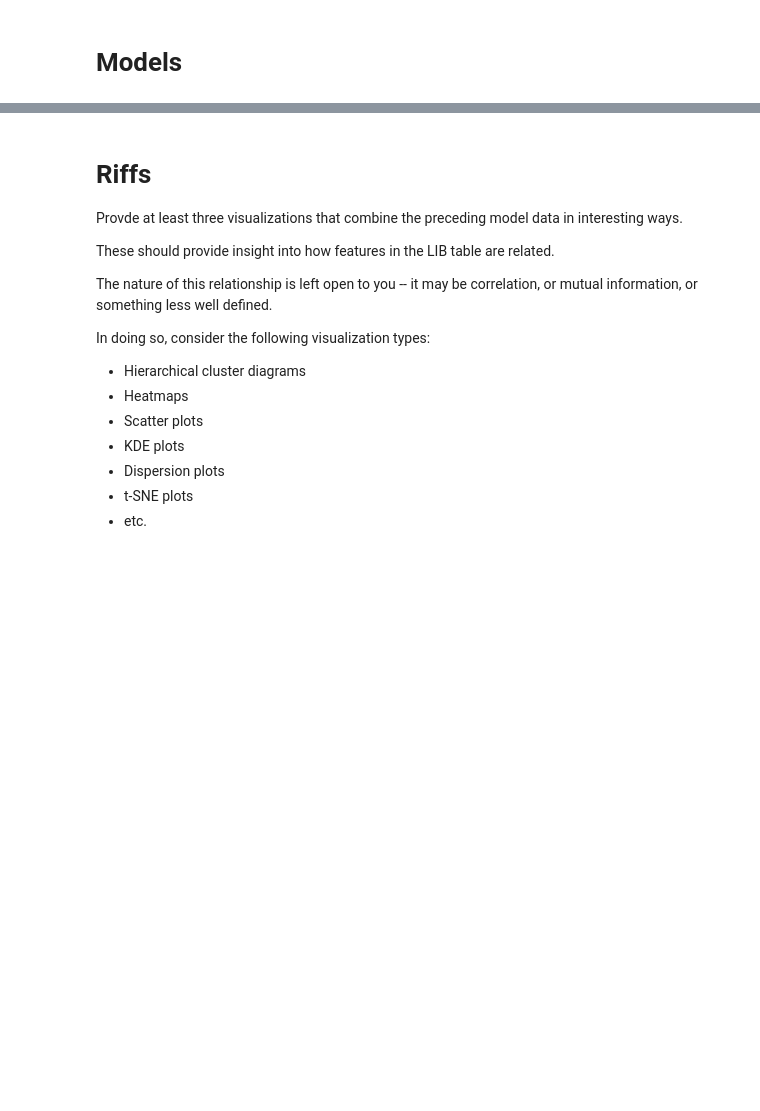
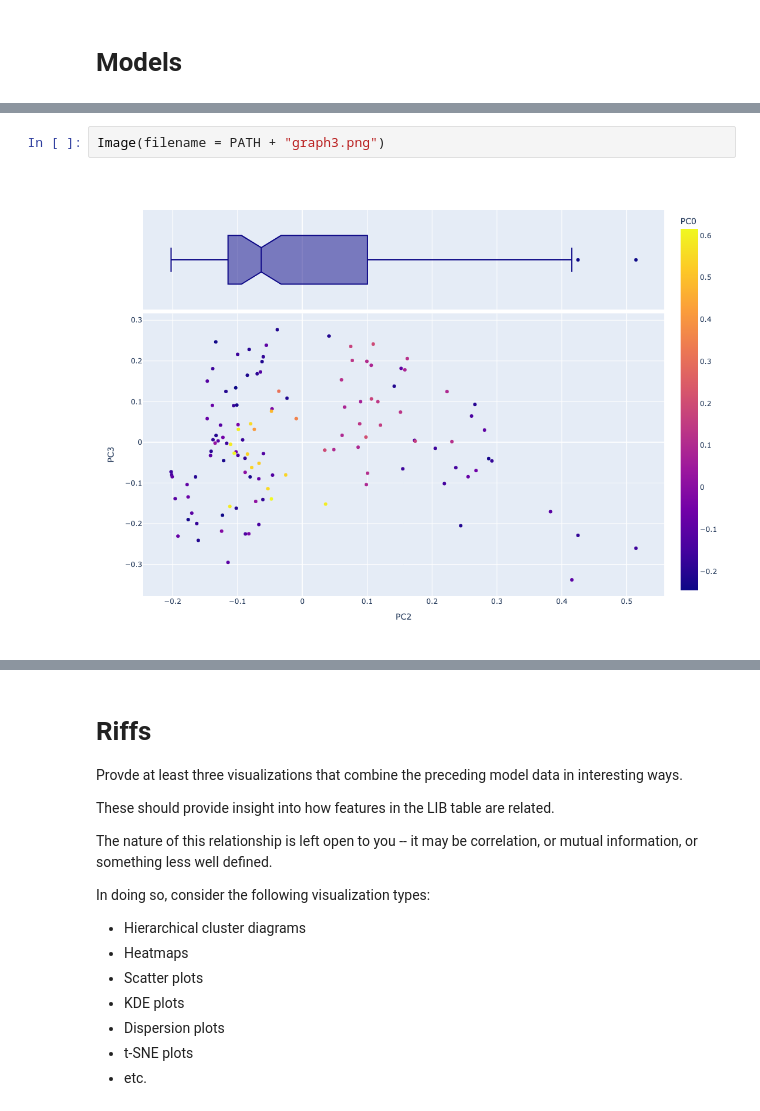
Before and after one commit to Icy4r/DS5001-proj, a Jupyter notebook: FinalProject_icy4r.ipynb, the cells around one changed output, grey strips where cells are left out. Cells and saved outputs as stored; diff of their text form; blank space fills up the shorter version.

```diff
--- a/FinalProject_icy4r.ipynb
+++ b/FinalProject_icy4r.ipynb
@@ -236,0 +242,4 @@ Briefly describe the nature of the polarity you see in the second component:
+# %%
+Image(filename = PATH + "graph3.png")
+# %% [output]
+[figure, added]
```
Also changed, not shown: parts of 49 cells of this notebook, 3 other files.
